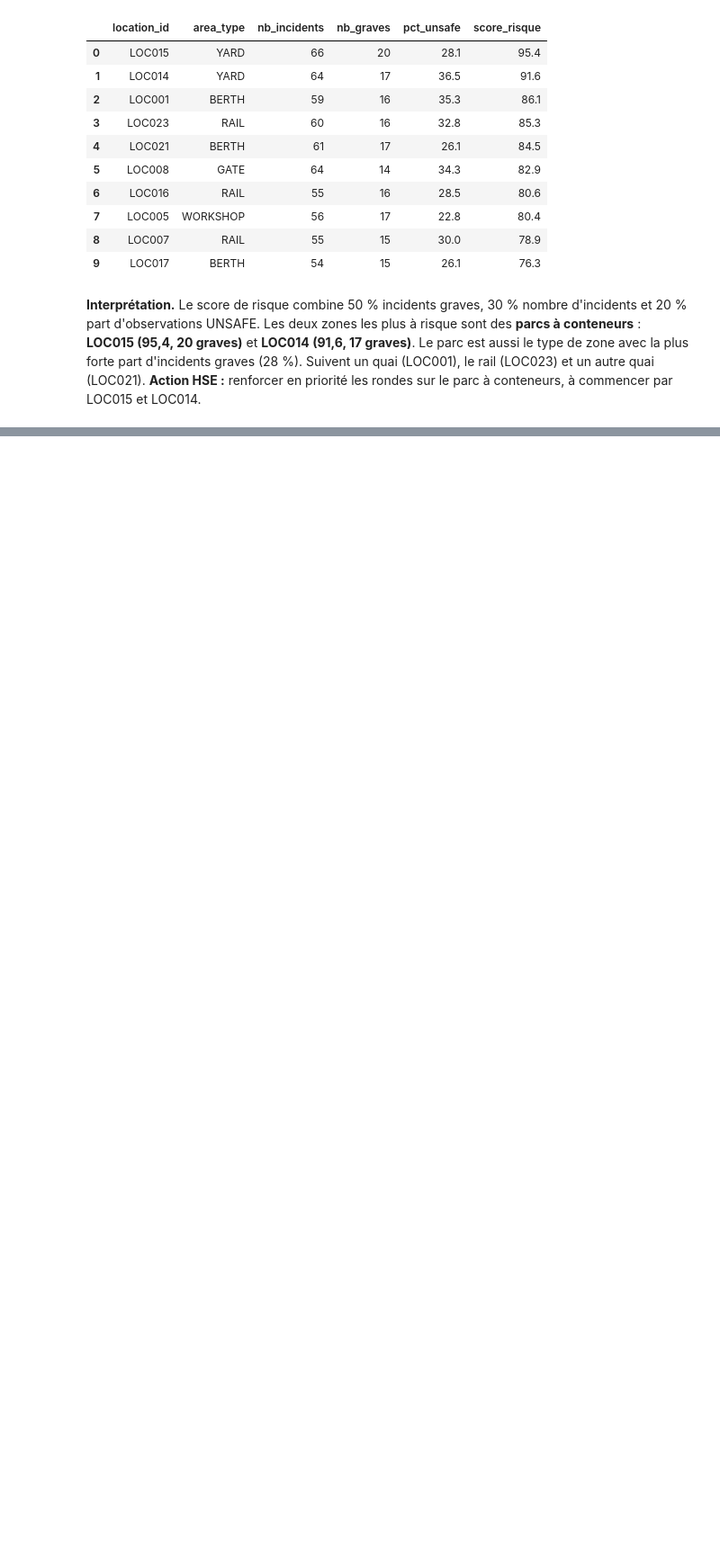
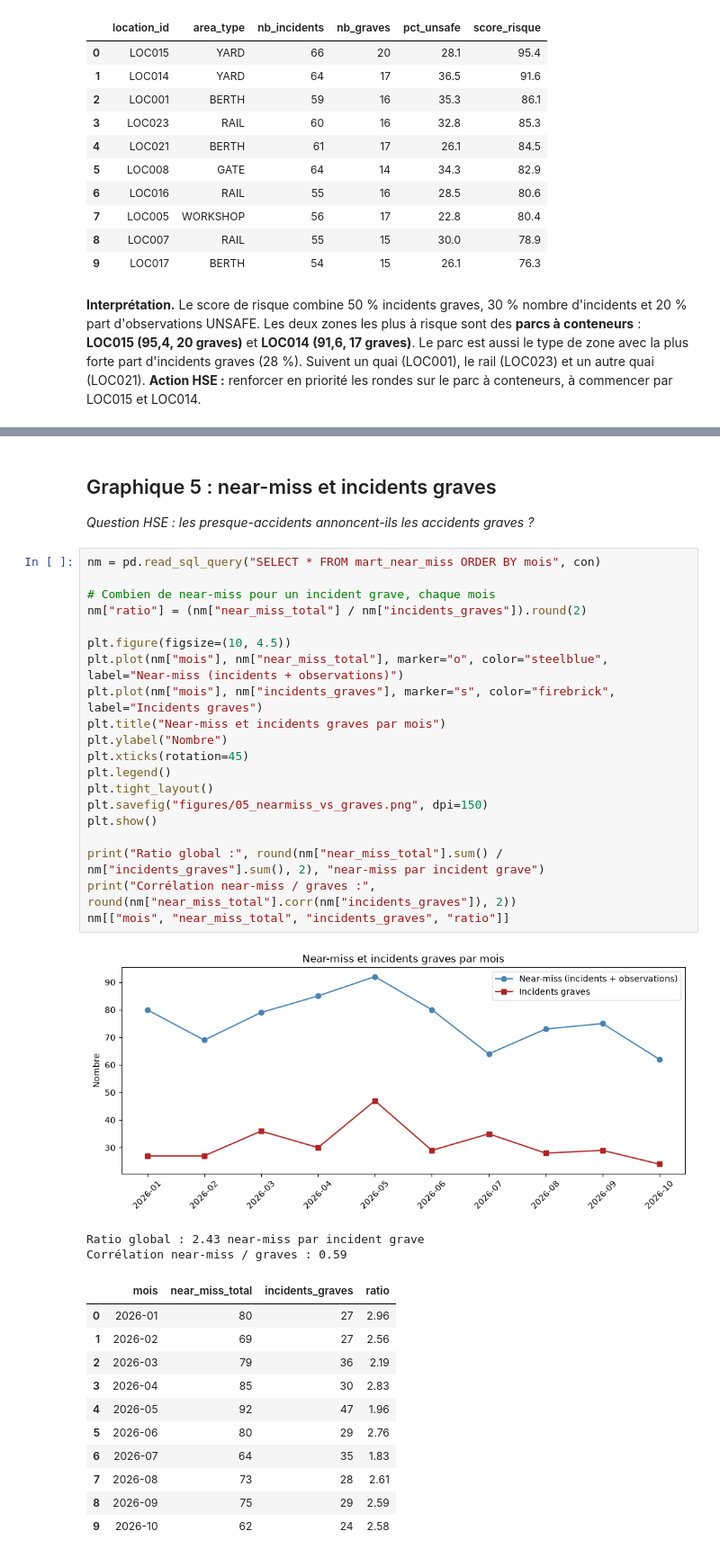
Before and after one commit to fatouu50/Port-Safety-Incident-Analytics-M2-IAMD-Gestion-des-Donn-es-Massives-, a Jupyter notebook: 07_EDA/eda_projet11.ipynb, the cells around one changed output, grey strips where cells are left out. Shown at 90% size. Saved outputs shown, nothing was run; the diff lists cells and outputs as text; blank space fills up the shorter version.

```diff
--- a/07_EDA/eda_projet11.ipynb
+++ b/07_EDA/eda_projet11.ipynb
@@ -157,0 +196,38 @@ zones.sort_values("score_risque", ascending=False)[["location_id", "area_type",
+# %% [markdown]
+## Graphique 5 : near-miss et incidents graves
+*Question HSE : les presque-accidents annoncent-ils les accidents graves ?*
+# %%
+nm = pd.read_sql_query("SELECT * FROM mart_near_miss ORDER BY mois", con)
+
+# Combien de near-miss pour un incident grave, chaque mois
+nm["ratio"] = (nm["near_miss_total"] / nm["incidents_graves"]).round(2)
+
+plt.figure(figsize=(10, 4.5))
+plt.plot(nm["mois"], nm["near_miss_total"], marker="o", color="steelblue", label="Near-miss (incidents + observations)")
+plt.plot(nm["mois"], nm["incidents_graves"], marker="s", color="firebrick", label="Incidents graves")
+plt.title("Near-miss et incidents graves par mois")
+plt.ylabel("Nombre")
+plt.xticks(rotation=45)
+plt.legend()
+plt.tight_layout()
+plt.savefig("figures/05_nearmiss_vs_graves.png", dpi=150)
+plt.show()
+
+print("Ratio global :", round(nm["near_miss_total"].sum() / nm["incidents_graves"].sum(), 2), "near-miss par incident grave")
+print("Corrélation near-miss / graves :", round(nm["near_miss_total"].corr(nm["incidents_graves"]), 2))
+nm[["mois", "near_miss_total", "incidents_graves", "ratio"]]
+# %% [output]
+[figure, added]
+Ratio global : 2.43 near-miss par incident grave
+Corrélation near-miss / graves : 0.59
+|  | mois | near_miss_total | incidents_graves | ratio |
+| 0 | 2026-01 | 80 | 27 | 2.96 |
+| 1 | 2026-02 | 69 | 27 | 2.56 |
+| 2 | 2026-03 | 79 | 36 | 2.19 |
+| 3 | 2026-04 | 85 | 30 | 2.83 |
+| 4 | 2026-05 | 92 | 47 | 1.96 |
+| 5 | 2026-06 | 80 | 29 | 2.76 |
+| 6 | 2026-07 | 64 | 35 | 1.83 |
+| 7 | 2026-08 | 73 | 28 | 2.61 |
+| 8 | 2026-09 | 75 | 29 | 2.59 |
+| 9 | 2026-10 | 62 | 24 | 2.58 |
```
Also changed, not shown: parts of 4 cells of this notebook, 1 other file.
